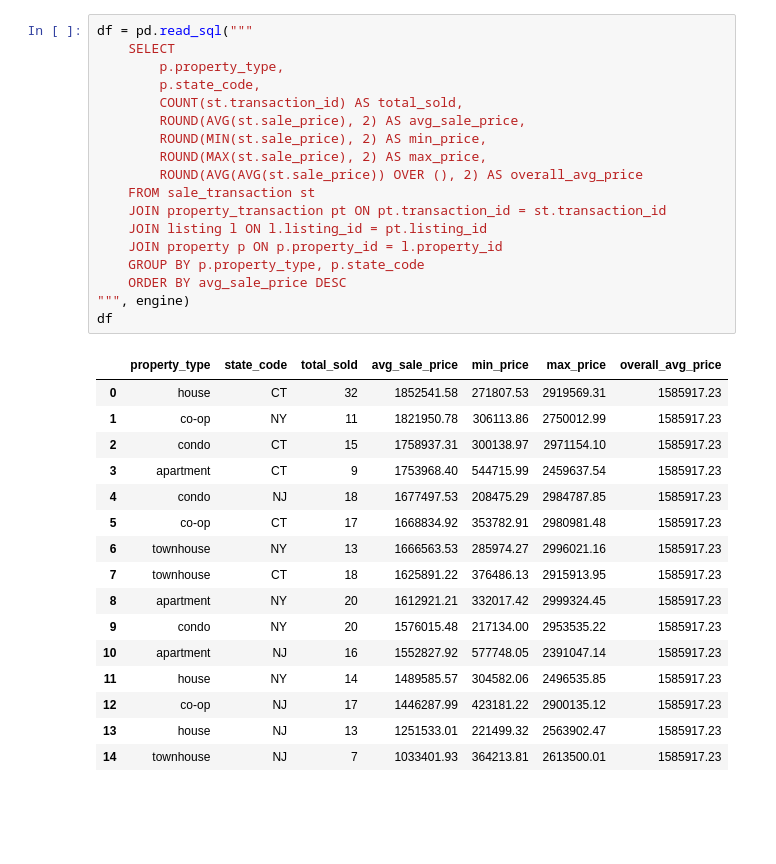
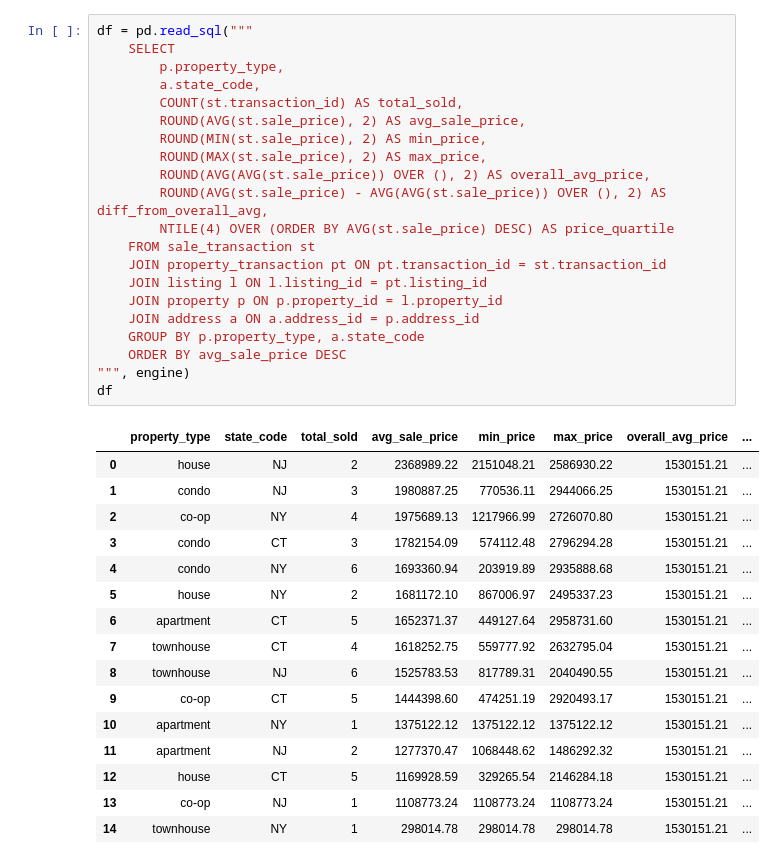
Before and after one commit to jamesgao0528/dream-homes-nyc, a Jupyter notebook: 03_queries.ipynb, the cells around one changed output. Drawn from its saved outputs; the diff is of its cells as text; blank space fills up the shorter version.

```diff
--- a/03_queries.ipynb
+++ b/03_queries.ipynb
@@ -88,36 +96,39 @@ df
 # %%
 df = pd.read_sql("""
     SELECT
         p.property_type,
-        p.state_code,
+        a.state_code,
         COUNT(st.transaction_id) AS total_sold,
         ROUND(AVG(st.sale_price), 2) AS avg_sale_price,
         ROUND(MIN(st.sale_price), 2) AS min_price,
         ROUND(MAX(st.sale_price), 2) AS max_price,
-        ROUND(AVG(AVG(st.sale_price)) OVER (), 2) AS overall_avg_price
+        ROUND(AVG(AVG(st.sale_price)) OVER (), 2) AS overall_avg_price,
+        ROUND(AVG(st.sale_price) - AVG(AVG(st.sale_price)) OVER (), 2) AS diff_from_overall_avg,
+        NTILE(4) OVER (ORDER BY AVG(st.sale_price) DESC) AS price_quartile
     FROM sale_transaction st
     JOIN property_transaction pt ON pt.transaction_id = st.transaction_id
     JOIN listing l ON l.listing_id = pt.listing_id
     JOIN property p ON p.property_id = l.property_id
-    GROUP BY p.property_type, p.state_code
+    JOIN address a ON a.address_id = p.address_id
+    GROUP BY p.property_type, a.state_code
     ORDER BY avg_sale_price DESC
 """, engine)
 df
 # %% [output]
-|  | property_type | state_code | total_sold | avg_sale_price | min_price | max_price | overall_avg_price |
-| 0 | house | CT | 32 | 1852541.58 | 271807.53 | 2919569.31 | 1585917.23 |
-| 1 | co-op | NY | 11 | 1821950.78 | 306113.86 | 2750012.99 | 1585917.23 |
-| 2 | condo | CT | 15 | 1758937.31 | 300138.97 | 2971154.10 | 1585917.23 |
-| 3 | apartment | CT | 9 | 1753968.40 | 544715.99 | 2459637.54 | 1585917.23 |
-| 4 | condo | NJ | 18 | 1677497.53 | 208475.29 | 2984787.85 | 1585917.23 |
-| 5 | co-op | CT | 17 | 1668834.92 | 353782.91 | 2980981.48 | 1585917.23 |
-| 6 | townhouse | NY | 13 | 1666563.53 | 285974.27 | 2996021.16 | 1585917.23 |
-| 7 | townhouse | CT | 18 | 1625891.22 | 376486.13 | 2915913.95 | 1585917.23 |
-| 8 | apartment | NY | 20 | 1612921.21 | 332017.42 | 2999324.45 | 1585917.23 |
-| 9 | condo | NY | 20 | 1576015.48 | 217134.00 | 2953535.22 | 1585917.23 |
-| 10 | apartment | NJ | 16 | 1552827.92 | 577748.05 | 2391047.14 | 1585917.23 |
-| 11 | house | NY | 14 | 1489585.57 | 304582.06 | 2496535.85 | 1585917.23 |
-| 12 | co-op | NJ | 17 | 1446287.99 | 423181.22 | 2900135.12 | 1585917.23 |
-| 13 | house | NJ | 13 | 1251533.01 | 221499.32 | 2563902.47 | 1585917.23 |
-| 14 | townhouse | NJ | 7 | 1033401.93 | 364213.81 | 2613500.01 | 1585917.23 |
+|  | property_type | state_code | total_sold | avg_sale_price | min_price | max_price | overall_avg_price | ... |
+| 0 | house | NJ | 2 | 2368989.22 | 2151048.21 | 2586930.22 | 1530151.21 | ... |
+| 1 | condo | NJ | 3 | 1980887.25 | 770536.11 | 2944066.25 | 1530151.21 | ... |
+| 2 | co-op | NY | 4 | 1975689.13 | 1217966.99 | 2726070.80 | 1530151.21 | ... |
+| 3 | condo | CT | 3 | 1782154.09 | 574112.48 | 2796294.28 | 1530151.21 | ... |
+| 4 | condo | NY | 6 | 1693360.94 | 203919.89 | 2935888.68 | 1530151.21 | ... |
+| 5 | house | NY | 2 | 1681172.10 | 867006.97 | 2495337.23 | 1530151.21 | ... |
+| 6 | apartment | CT | 5 | 1652371.37 | 449127.64 | 2958731.60 | 1530151.21 | ... |
+| 7 | townhouse | CT | 4 | 1618252.75 | 559777.92 | 2632795.04 | 1530151.21 | ... |
+| 8 | townhouse | NJ | 6 | 1525783.53 | 817789.31 | 2040490.55 | 1530151.21 | ... |
+| 9 | co-op | CT | 5 | 1444398.60 | 474251.19 | 2920493.17 | 1530151.21 | ... |
+| 10 | apartment | NY | 1 | 1375122.12 | 1375122.12 | 1375122.12 | 1530151.21 | ... |
+| 11 | apartment | NJ | 2 | 1277370.47 | 1068448.62 | 1486292.32 | 1530151.21 | ... |
+| 12 | house | CT | 5 | 1169928.59 | 329265.54 | 2146284.18 | 1530151.21 | ... |
+| 13 | co-op | NJ | 1 | 1108773.24 | 1108773.24 | 1108773.24 | 1530151.21 | ... |
+| 14 | townhouse | NY | 1 | 298014.78 | 298014.78 | 298014.78 | 1530151.21 | ... |
 # %% [markdown]
```
Also changed, not shown: parts of 24 cells of this notebook.
